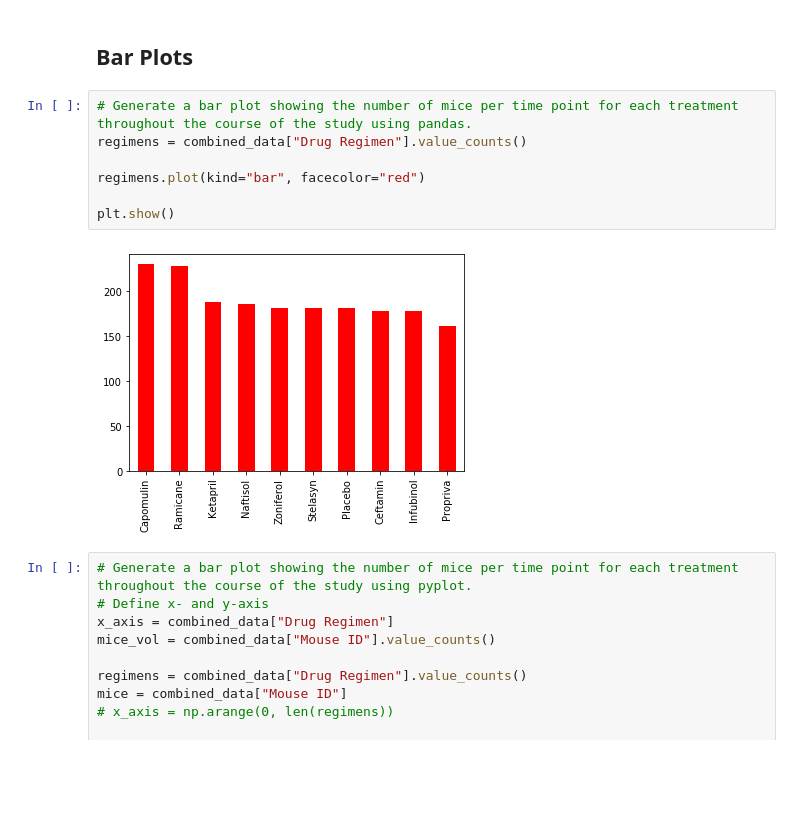
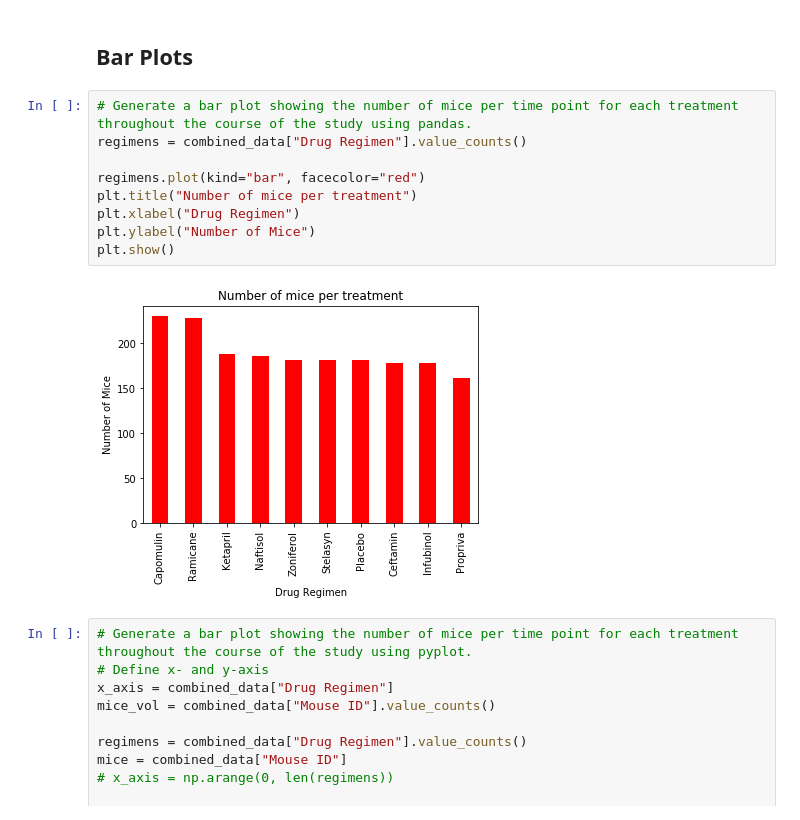
Before and after one commit to joshuadanielp/05-Matplotlib, a Jupyter notebook: Instructions/Pymaceuticals/pymaceuticals_starter.ipynb, the cells around one changed output. Drawn from its saved outputs; the diff is of its cells as text; blank space fills up the shorter version.

```diff
--- a/Instructions/Pymaceuticals/pymaceuticals_starter.ipynb
+++ b/Instructions/Pymaceuticals/pymaceuticals_starter.ipynb
@@ -120,12 +120,14 @@ summary_table
 # %%
 # Generate a bar plot showing the number of mice per time point for each treatment throughout the course of the study using pandas.
 regimens = combined_data["Drug Regimen"].value_counts()
 
 regimens.plot(kind="bar", facecolor="red")
-
+plt.title("Number of mice per treatment")
+plt.xlabel("Drug Regimen")
+plt.ylabel("Number of Mice")
 plt.show()
 # %% [output]
-[figure, old version]
+[figure, new version]
 # %%
 # Generate a bar plot showing the number of mice per time point for each treatment throughout the course of the study using pyplot.
 # Define x- and y-axis
```
